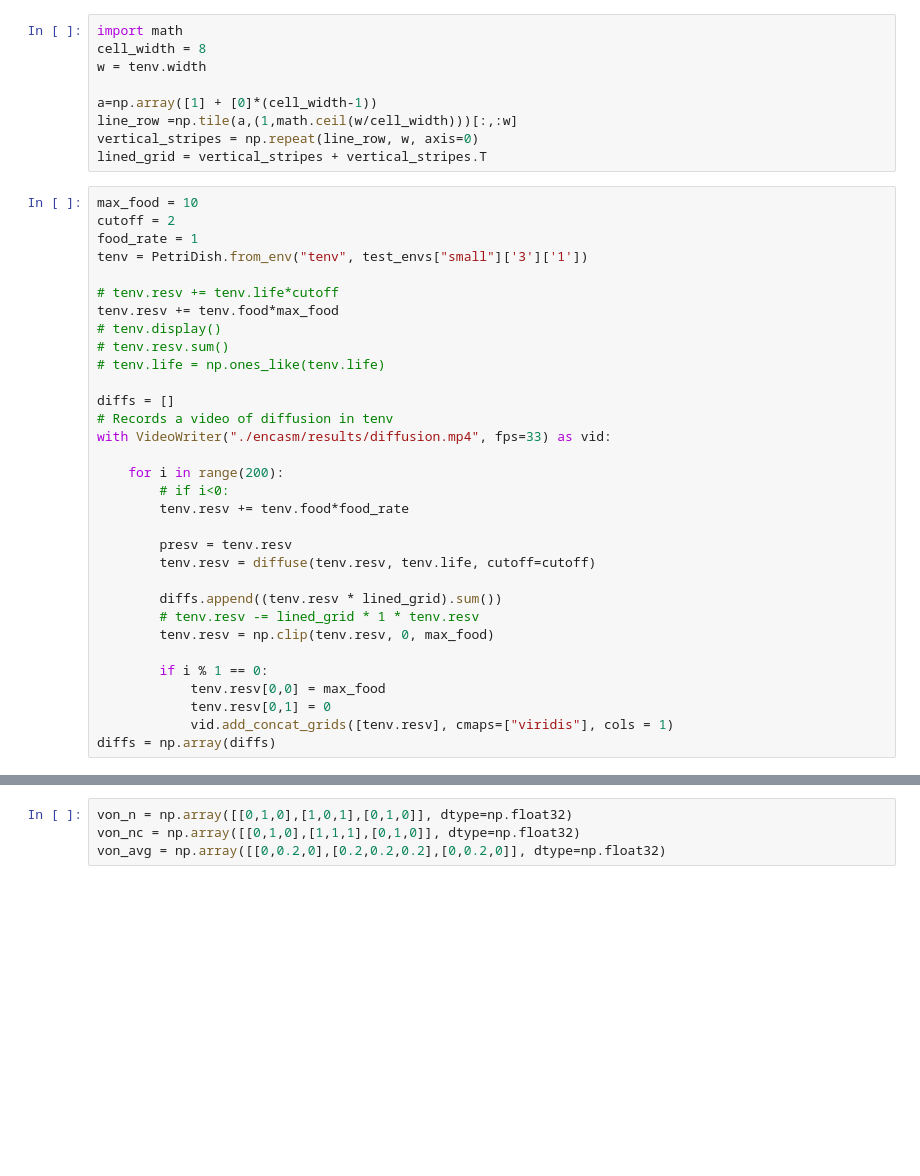
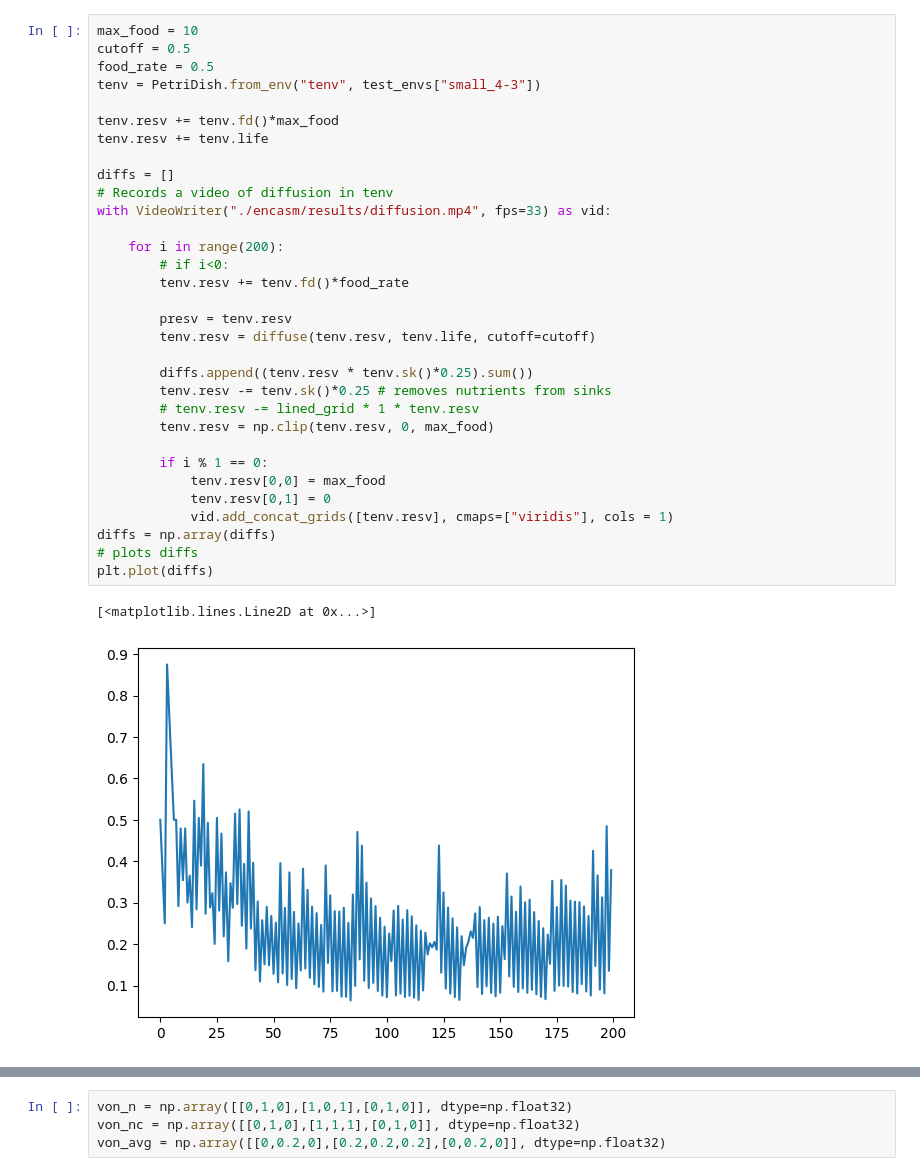
Before and after one commit to abarbieu/slime_mold_nca, a Jupyter notebook: playground.ipynb, the cells around one changed output, grey strips where cells are left out. Drawn from its saved outputs; the diff is of its cells as text; blank space fills up the shorter version.

Commit message:
Diffusion examples in small grids

```diff
--- a/playground.ipynb
+++ b/playground.ipynb
@@ -139,41 +65,35 @@ def diffuse(r,l, cutoff=0.5):
-# %%
-import math
-cell_width = 8
-w = tenv.width
-
-a=np.array([1] + [0]*(cell_width-1))
-line_row =np.tile(a,(1,math.ceil(w/cell_width)))[:,:w]
-vertical_stripes = np.repeat(line_row, w, axis=0)
-lined_grid = vertical_stripes + vertical_stripes.T
 # %%
 max_food = 10
-cutoff = 2
-food_rate = 1
-tenv = PetriDish.from_env("tenv", test_envs["small"]['3']['1'])
+cutoff = 0.5
+food_rate = 0.5
+tenv = PetriDish.from_env("tenv", test_envs["small_4-3"])
 
-# tenv.resv += tenv.life*cutoff
-tenv.resv += tenv.food*max_food
-# tenv.display()
-# tenv.resv.sum()
-# tenv.life = np.ones_like(tenv.life)
+tenv.resv += tenv.fd()*max_food
+tenv.resv += tenv.life
 
 diffs = []
 # Records a video of diffusion in tenv
 with VideoWriter("./encasm/results/diffusion.mp4", fps=33) as vid:
 
     for i in range(200):
         # if i<0:
-        tenv.resv += tenv.food*food_rate
+        tenv.resv += tenv.fd()*food_rate
 
         presv = tenv.resv
         tenv.resv = diffuse(tenv.resv, tenv.life, cutoff=cutoff)
 
-        diffs.append((tenv.resv * lined_grid).sum())
+        diffs.append((tenv.resv * tenv.sk()*0.25).sum())
+        tenv.resv -= tenv.sk()*0.25 # removes nutrients from sinks
         # tenv.resv -= lined_grid * 1 * tenv.resv
         tenv.resv = np.clip(tenv.resv, 0, max_food)
 
         if i % 1 == 0:
             tenv.resv[0,0] = max_food
             tenv.resv[0,1] = 0
             vid.add_concat_grids([tenv.resv], cmaps=["viridis"], cols = 1)
 diffs = np.array(diffs)
+# plots diffs
+plt.plot(diffs)
+# %% [output]
+[<matplotlib.lines.Line2D at 0x...>]
+[figure, added]
```
Also changed, not shown: parts of 7 cells of this notebook, 47 other files.
